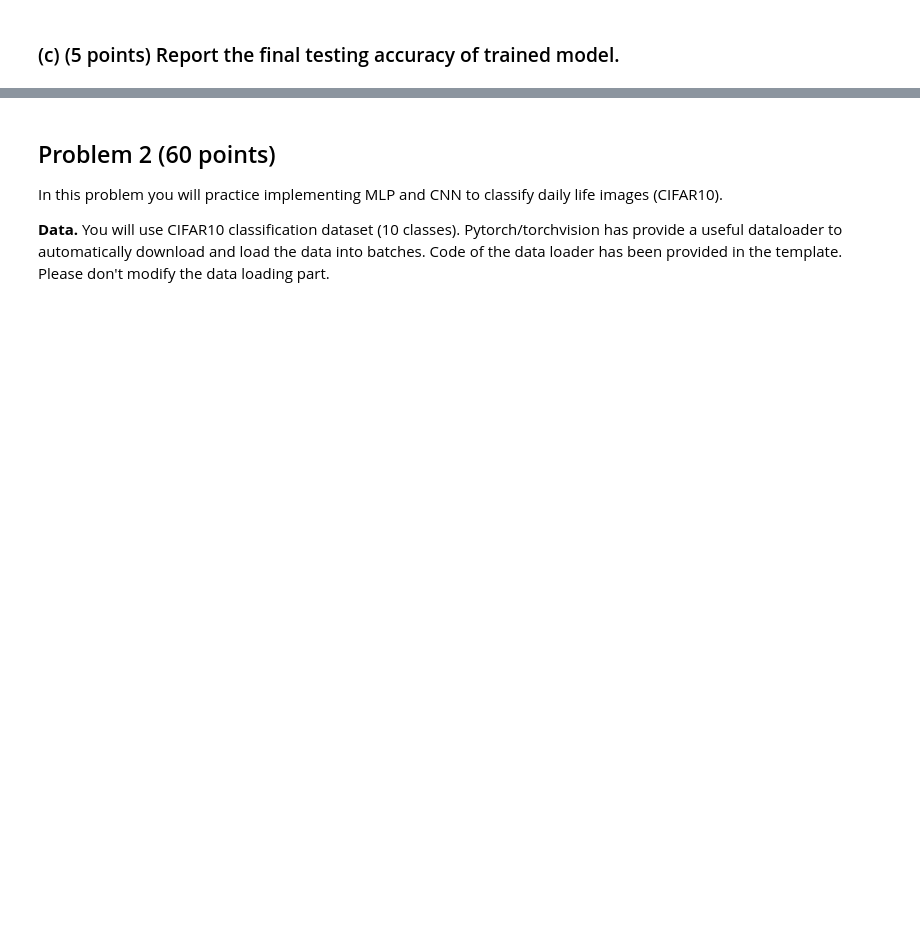
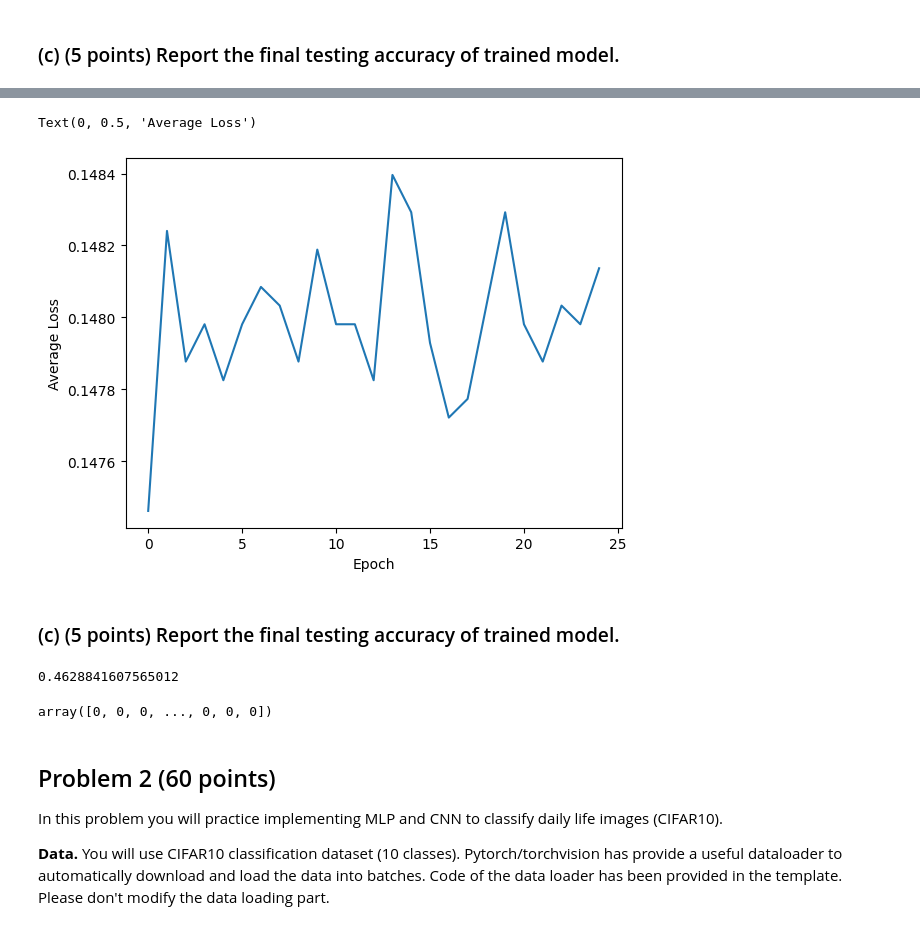
Before and after one commit to clewis7/stor566-notebooks, a Jupyter notebook: hmw2/hmw2-submission.ipynb, the cells around one changed output, grey strips where cells are left out. Cells and saved outputs as stored; diff of their text form; code cells hidden in the pictures; blank space fills up the shorter version.

```diff
--- a/hmw2/hmw2-submission.ipynb
+++ b/hmw2/hmw2-submission.ipynb
@@ -171,0 +172,39 @@ accuracy
+# %%
+criterion = torch.nn.HingeEmbeddingLoss()
+# %%
+optimizer = torch.optim.SGD(model.parameters(), lr=0.05, momentum=0.9)
+# %%
+# The number of epochs is at least 10, you can increase it to achieve better performance
+num_epochs = 25
+
+avg_losses = list()
+
+# Training the Model
+for epoch in tqdm(range(num_epochs)):
+    batch_losses = list()
+    for i, (images, labels) in enumerate(train_loader):
+        # Convert the 28*28 image matrix into a 784-dim vector
+        images = images.view(-1, 28*28).requires_grad_()
+        labels = labels
+        # Convert labels from 0,1 to -1,1
+        #labels = 2*(labels.float()-0.5)
+
+        # TODO
+        # 1. Compute Loss. Check torch functions for the corresponding loss for Logistic and SVM
+        optimizer.zero_grad()
+
+        prediction = model.forward(images)
+
+        batch_loss = criterion(prediction, labels.reshape(-1,1).to(torch.float32))
+
+        batch_loss.backward()
+
+        # 2. Do optimization. Check torch.optim to see how to do optimization with pytorch
+        optimizer.step()
+
+        # 3. Save batch loss
+        batch_losses.append(batch_loss.detach().numpy())
+
+    # Save average epoch loss
+    avg_epoch_loss = (1 / batch_size) * np.sum(batch_losses)
+    avg_losses.append(avg_epoch_loss)
@@ -171,0 +215,9 @@ accuracy
+# %%
+plt.plot(avg_losses)
+plt.xlabel("Epoch")
+plt.ylabel("Average Loss")
+# %% [output]
+Text(0, 0.5, 'Average Loss')
+[figure, added]
+# %% [markdown]
+### (c) (5 points) Report the final testing accuracy of trained model.
@@ -172,3 +240,11 @@ accuracy
+# %%
+accuracy
+# %% [output]
+0.4628841607565012
+# %%
+outputs
+# %% [output]
+array([0, 0, 0, ..., 0, 0, 0])
 # %% [markdown]
 ## Problem 2 (60 points)
 
```
Also changed, not shown: parts of 27 cells of this notebook.
